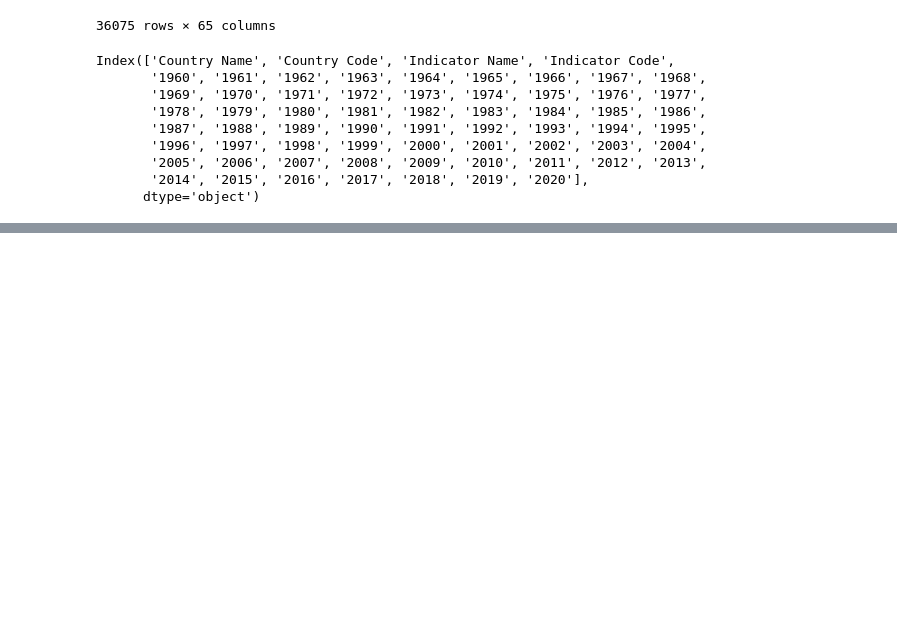
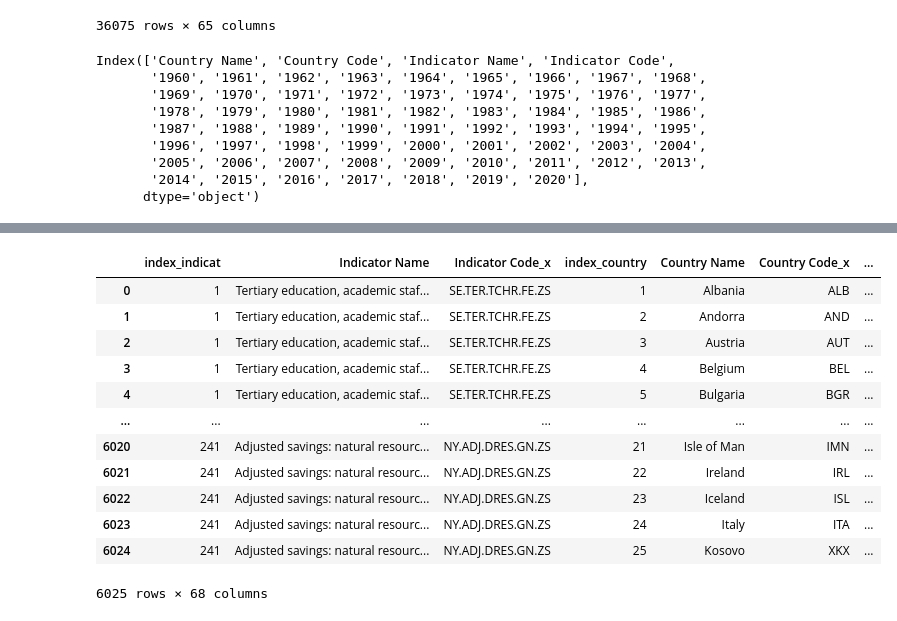
Before and after one commit to Georgemouts/Data_Visualization_ETL_Pipeline, a Jupyter notebook: CleanData.ipynb, the cells around one changed output, grey strips where cells are left out. Drawn from its saved outputs; the diff is of its cells as text; code cells hidden in the pictures; blank space fills up the shorter version.

```diff
--- a/CleanData.ipynb
+++ b/CleanData.ipynb
@@ -61,0 +128,3 @@ df
+# %%
+indicatorsdf['index_indicat'] = range(1, len(indicatorsdf) + 1)
+indicatorsdf
@@ -61,0 +145,3 @@ df
+# %%
+indicatorsdf=indicatorsdf.loc[:, ["index_indicat","Indicator Name","Indicator Code"]]
+indicatorsdf
@@ -61,0 +183,18 @@ df
+# %%
+a = pd.merge(indicatorsdf,a,how='inner',on='Indicator Name')
+# %%
+a
+# %% [output]
+|  | index_indicat | Indicator Name | Indicator Code_x | index_country | Country Name | Country Code_x | ... |
+| 0 | 1 | Tertiary education, academic staf... | SE.TER.TCHR.FE.ZS | 1 | Albania | ALB | ... |
+| 1 | 1 | Tertiary education, academic staf... | SE.TER.TCHR.FE.ZS | 2 | Andorra | AND | ... |
+| 2 | 1 | Tertiary education, academic staf... | SE.TER.TCHR.FE.ZS | 3 | Austria | AUT | ... |
+| 3 | 1 | Tertiary education, academic staf... | SE.TER.TCHR.FE.ZS | 4 | Belgium | BEL | ... |
+| 4 | 1 | Tertiary education, academic staf... | SE.TER.TCHR.FE.ZS | 5 | Bulgaria | BGR | ... |
+| ... | ... | ... | ... | ... | ... | ... | ... |
+| 6020 | 241 | Adjusted savings: natural resourc... | NY.ADJ.DRES.GN.ZS | 21 | Isle of Man | IMN | ... |
+| 6021 | 241 | Adjusted savings: natural resourc... | NY.ADJ.DRES.GN.ZS | 22 | Ireland | IRL | ... |
+| 6022 | 241 | Adjusted savings: natural resourc... | NY.ADJ.DRES.GN.ZS | 23 | Iceland | ISL | ... |
+| 6023 | 241 | Adjusted savings: natural resourc... | NY.ADJ.DRES.GN.ZS | 24 | Italy | ITA | ... |
+| 6024 | 241 | Adjusted savings: natural resourc... | NY.ADJ.DRES.GN.ZS | 25 | Kosovo | XKX | ... |
+6025 rows × 68 columns
```
Also changed, not shown: parts of 14 cells of this notebook.
